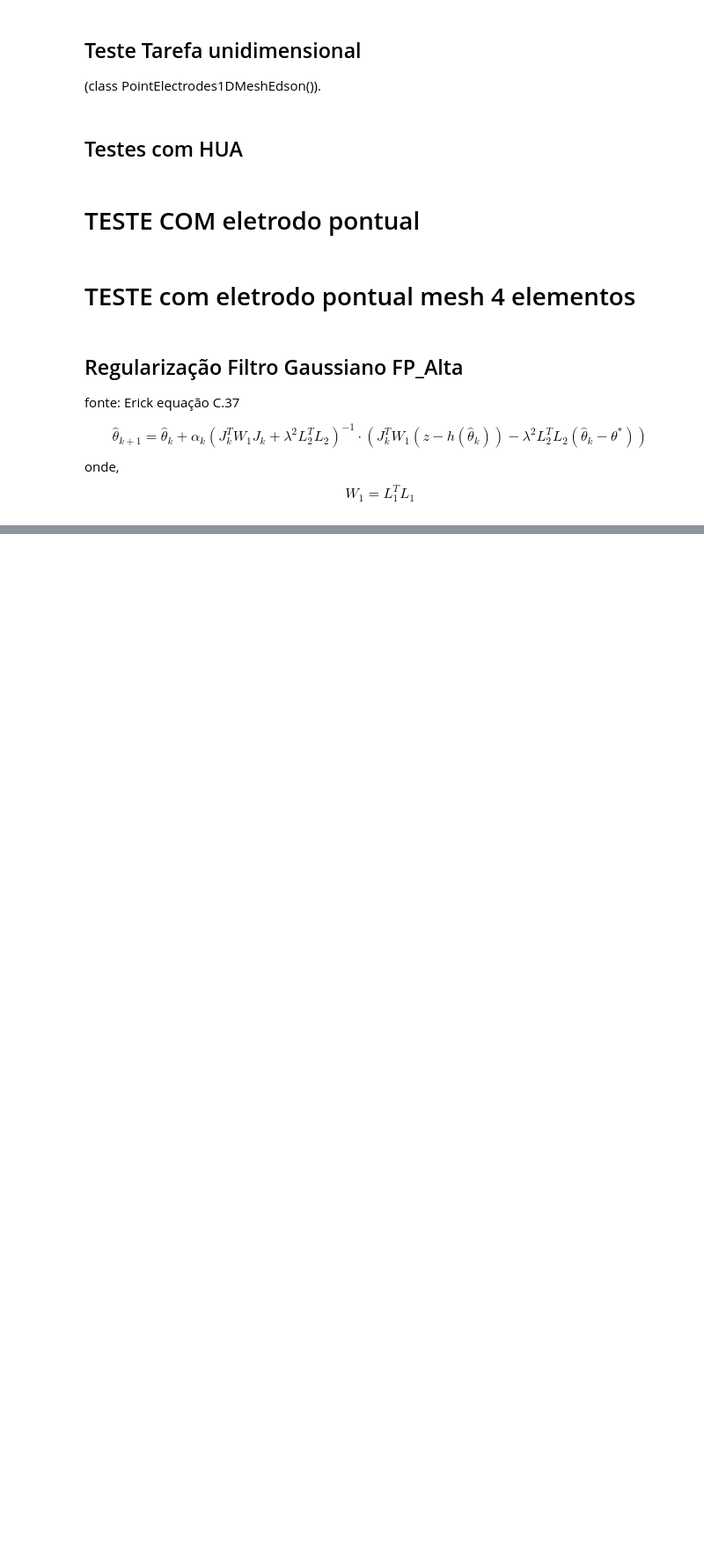
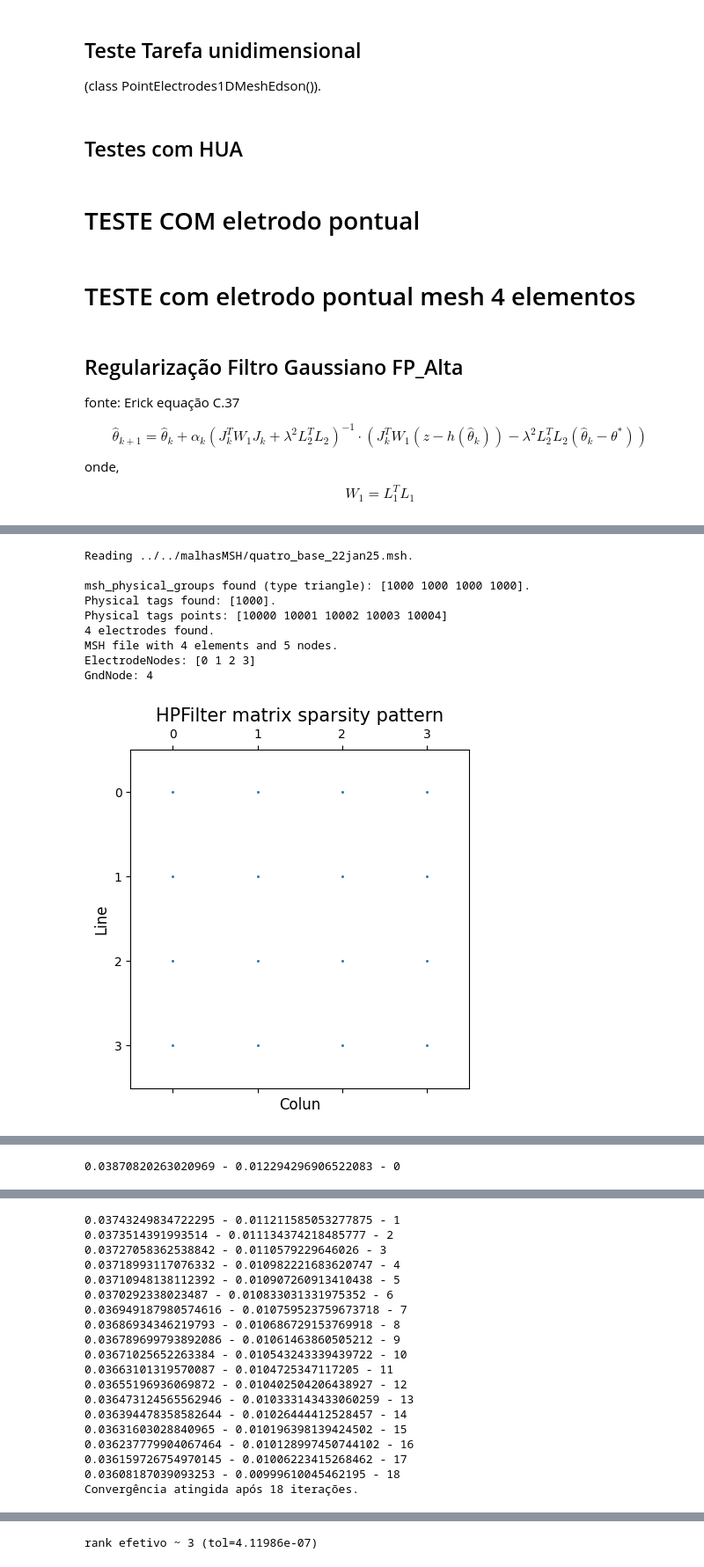
Before and after one commit to rodgraneiro/EIT_2D, a Jupyter notebook: exemplos/biblioteca_Edson/exemplos_biblioteca_Edson.ipynb, the cells around one changed output, grey strips where cells are left out. Shown at 88% size. Drawn from its saved outputs; the diff is of its cells as text; code cells hidden in the pictures; blank space fills up the shorter version.

```diff
--- a/exemplos/biblioteca_Edson/exemplos_biblioteca_Edson.ipynb
+++ b/exemplos/biblioteca_Edson/exemplos_biblioteca_Edson.ipynb
@@ -287,51 +301,62 @@ import matplotlib.pyplot as plt
 
 #######################################################
 #nome = '../../malhasMSH/circ16_base_coarse.msh'
-#nome = '../../malhasMSH/quatro_base_22jan25.msh'
+nome = '../../malhasMSH/quatro_base_22jan25.msh'
 #nome = '../../malhasMSH/circ16_base_v2208.msh'
-nome = '../../malhasMSH/circ16_3_anomalia6_coarse_v2208.msh'
+#nome = '../../malhasMSH/circ16_3_anomalia6_coarse_v2208.msh'
 
 #nome = '../../malhasMSH/circ16_3_anomalia6_v2208.msh'
 
-MinhaMalhaBase16 = mesh.PointElectrodes2DMeshEdson(16, nome_msh=nome, altura2D = 0.02)
+MinhaMalhaBase16 = mesh.PointElectrodes2DMeshEdson(4, nome_msh=nome, altura2D = 0.02)
 #MinhaMalhaPto2 = mesh.PointElectrodes2DMeshEdson(4, nome_msh=nome, altura2D = 0.02)
 MinhaMalhaBase16.ReadMesh()
 
 #meus_sigmas = {1000 : 1.0}
 meus_sigmas = {
 1000 : 1.0,
-1001 : 1.0,
-1002 : 1.0,
-1003 : 1.0}
+1001 : 1.0}#,
+#1002 : 1.0,
+#1003 : 1.0}
 
 MinhaMalhaBase16.SetSigmaPhysicaEntity(meus_sigmas)
 
 
 MinhaMalhaBase16.CalcKGlobal() # calculando KGlobal usando Sigmas
 
 
 #print(f'MinhaMalhaPto2.KGlobal =  {MinhaMalhaBase16.KGlobal.shape}')
 #PcorrenteBase = np.loadtxt("padrao128CC_392.txt")
 fwd = forwardProblem.forward_problem(MinhaMalhaBase16, Pcorrente=None, SkipPattern=0, I =1.0e-3)   # __init__ roda aqui
 
 
 #print(MinhaMalhaBase16.Elements[2])
 #print(f"Centroid: {MinhaMalhaBase16.Elements[2].Centroid}")
 #print(f"KGeo: \n{MinhaMalhaBase16.Elements[2].KGeo}")
 
 
 #iteration= np.loadtxt("lastIteration.txt")
 iteration=0
 
 #sigma_inicial_rnd = np.random.uniform(2.6, 2.9, MinhaMalhaBase16.NumberOfElements)
 #print('x0', sigma_inicial_rnd)
 
 
 #sigma_inicial_cont = np.loadtxt("sigma_inicial_cont.txt")
 invProblem_2D = inverseProblem_2D.inverse_problem(MinhaMalhaBase16, Pcorrente=fwd.corrente)
 #invProblem_2D = inverseProblem_2D.inverse_problem(MinhaMalhaBase16, Pcorrente=PcorrenteBase)
 
 
 #invProblem_2D.solve(V_measured,initialEstimate=sigma_inicial_rnd, alpha =0.1,  Lambda = 0.50, max_iter=3, Tol=1.0e-20, iteration=iteration)
-invProblem_2D.solve(V_measured,initialEstimate=2.9, alpha =0.100,  Lambda = 1.0e-3, max_iter=1000, Tol=1.0e-6, iteration=iteration)
+invProblem_2D.solve(V_measured,initialEstimate=3.1, alpha =0.2500,  Lambda = 1.0e-3, max_iter=200, Tol=1.0e-2, iteration=iteration)
 #print('Y_jacobian',invProblem.Y_jacobian)
+# %% [output]
+Reading ../../malhasMSH/quatro_base_22jan25.msh.
+
+msh_physical_groups found (type triangle): [1000 1000 1000 1000].
+Physical tags found: [1000].
+Physical tags points: [10000 10001 10002 10003 10004]
+4 electrodes found.
+MSH file with 4 elements and 5 nodes.
+ElectrodeNodes: [0 1 2 3]
+GndNode: 4
+[figure, added]
@@ -337,0 +364 @@ invProblem_2D.solve(V_measured,initialEstimate=2.9, alpha =0.100,  Lambda = 1.0e
+0.03870820263020969 - 0.012294296906522083 - 0
@@ -337,0 +366,19 @@ invProblem_2D.solve(V_measured,initialEstimate=2.9, alpha =0.100,  Lambda = 1.0e
+0.03743249834722295 - 0.011211585053277875 - 1
+0.0373514391993514 - 0.011134374218485777 - 2
+0.03727058362538842 - 0.0110579229646026 - 3
+0.03718993117076332 - 0.010982221683620747 - 4
+0.03710948138112392 - 0.010907260913410438 - 5
+0.0370292338023487 - 0.010833031331975352 - 6
+0.036949187980574616 - 0.010759523759673718 - 7
+0.03686934346219793 - 0.010686729153769918 - 8
+0.036789699793892086 - 0.01061463860505212 - 9
+0.03671025652263384 - 0.010543243339439722 - 10
+0.03663101319570087 - 0.0104725347117205 - 11
+0.03655196936069872 - 0.010402504206438927 - 12
+0.036473124565562946 - 0.010333143433060259 - 13
+0.036394478358582644 - 0.01026444412528457 - 14
+0.03631603028840965 - 0.010196398139424502 - 15
+0.036237779904067464 - 0.010128997450744102 - 16
+0.036159726754970145 - 0.01006223415268462 - 17
+0.03608187039093253 - 0.00999610045462195 - 18
+Convergência atingida após 18 iterações.
@@ -337,0 +389 @@ invProblem_2D.solve(V_measured,initialEstimate=2.9, alpha =0.100,  Lambda = 1.0e
+rank efetivo ~ 3 (tol=4.11986e-07)
```
Also changed, not shown: parts of 2 cells of this notebook, 3 other files.
